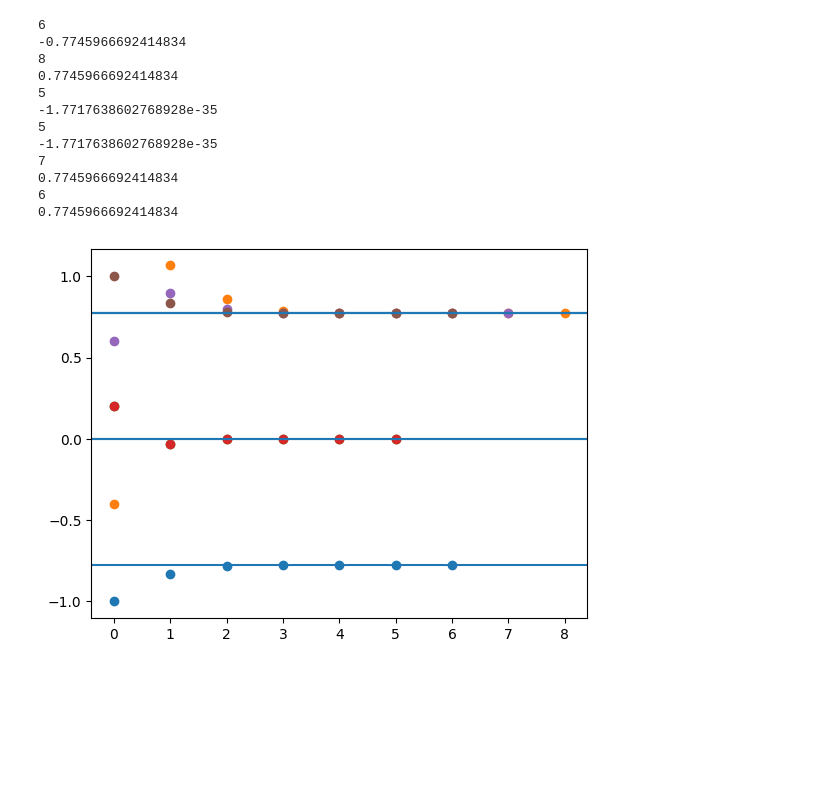
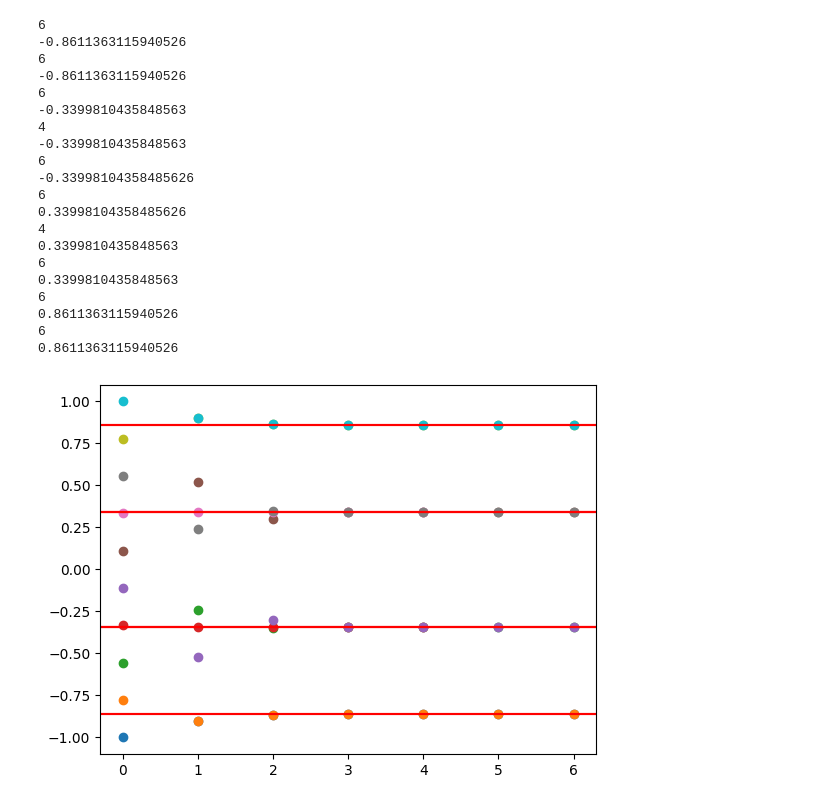
Before and after one commit to asegura4488/MetodosComputacionalesI2025, a Jupyter notebook: Semana3/NewtonRaphson.ipynb, the cells around one changed output. Cells and saved outputs as stored; diff of their text form; code cells hidden in the pictures; blank space fills up the shorter version.

```diff
--- a/Semana3/NewtonRaphson.ipynb
+++ b/Semana3/NewtonRaphson.ipynb
@@ -5,8 +5,11 @@ import numpy as np
 import matplotlib.pyplot as plt
 # %%
 def function(x):
-  return 0.5*(5*x**3 - 3*x)
-  #return (35*x**4 - 30*x**2 + 3)/8
+
+  #return 0.5*(5*x**3 - 3*x)
+  return (35*x**4 - 30*x**2 + 3)/8
+  #return (429*x**7 - 693*x**5 + 315*x**3 - 35*x) / 16
+  #return x**2 + 1
 # %%
 x = np.linspace(-1,1,100)
 y = function(x)
@@ -20,7 +23,7 @@ plt.axhline(y=0,color='r',linestyle='-')
 def Derivative(f,x,h=1e-6):
   return (f(x+h)-f(x-h))/(2*h)
 # %%
-def GetNewtonMethod(f,df,xn,itmax=100,precision=1e-15):
+def GetNewtonMethod(f,df,xn,itmax=100,precision=1e-12):
 
   error = 1
   it = 0
@@ -45,29 +48,36 @@ def GetNewtonMethod(f,df,xn,itmax=100,precision=1e-15):
     it += 1
 
   if it == itmax:
-    return False
+    return False,sucesion
   else:
     print(it)
     return xn,sucesion
 # %%
-semillas = np.array([-1,-0.4,0.2,0.2,0.6,1,])
-
+semillas = np.linspace(-1,1,10)
 for i in semillas:
   root,sucesion = GetNewtonMethod(function,Derivative,i)
   print(root)
   plt.scatter(np.arange(0,len(sucesion),1),sucesion)
-  plt.axhline(y=root)
+  plt.axhline(y=root,color='r')
 # %% [output]
 6
--0.7745966692414834
-8
-0.7745966692414834
-5
--1.7717638602768928e-35
-5
--1.7717638602768928e-35
-7
-0.7745966692414834
+-0.8611363115940526
 6
-0.7745966692414834
+-0.8611363115940526
+6
+-0.3399810435848563
+4
+-0.3399810435848563
+6
+-0.33998104358485626
+6
+0.33998104358485626
+4
+0.3399810435848563
+6
+0.3399810435848563
+6
+0.8611363115940526
+6
+0.8611363115940526
-[figure, old version]
+[figure, new version]
```
Also changed, not shown: parts of 1 cell of this notebook.
